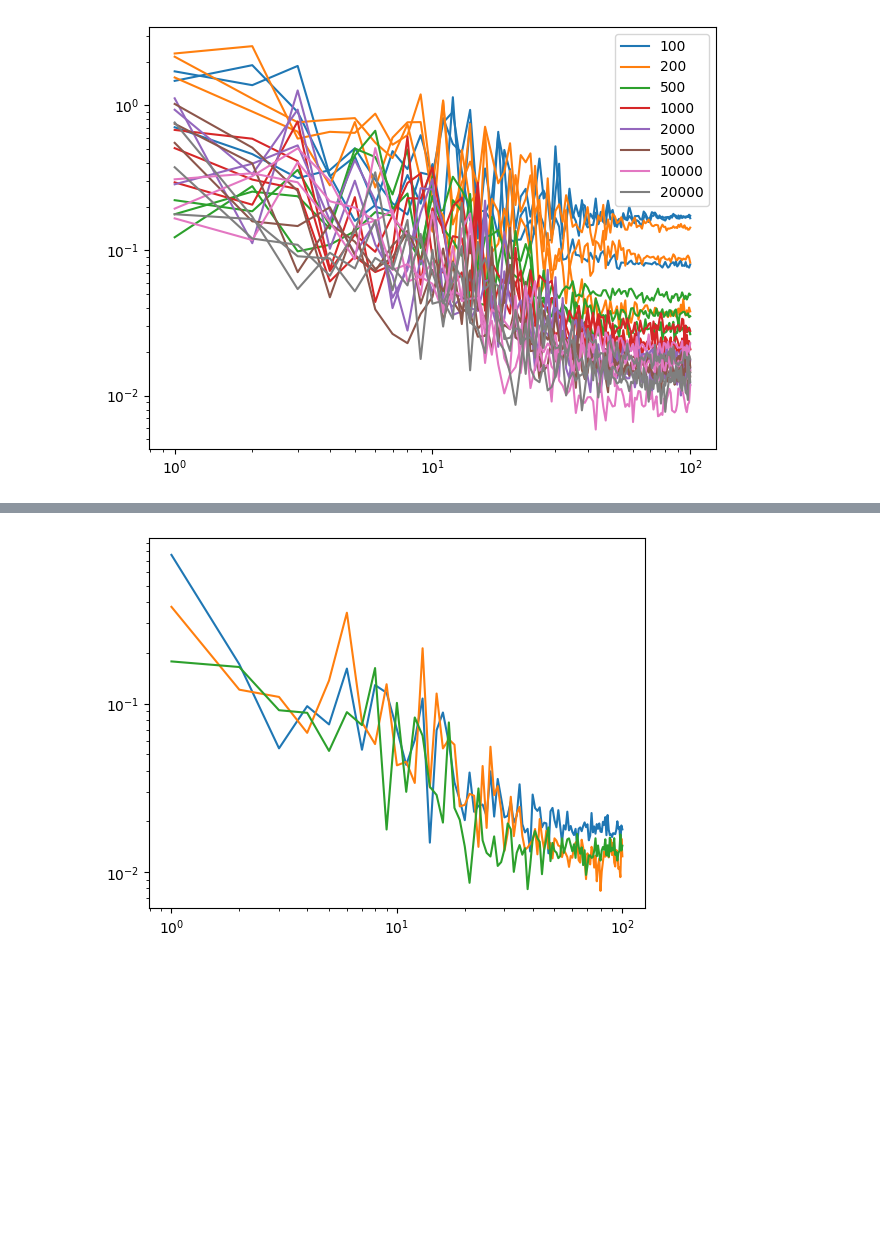
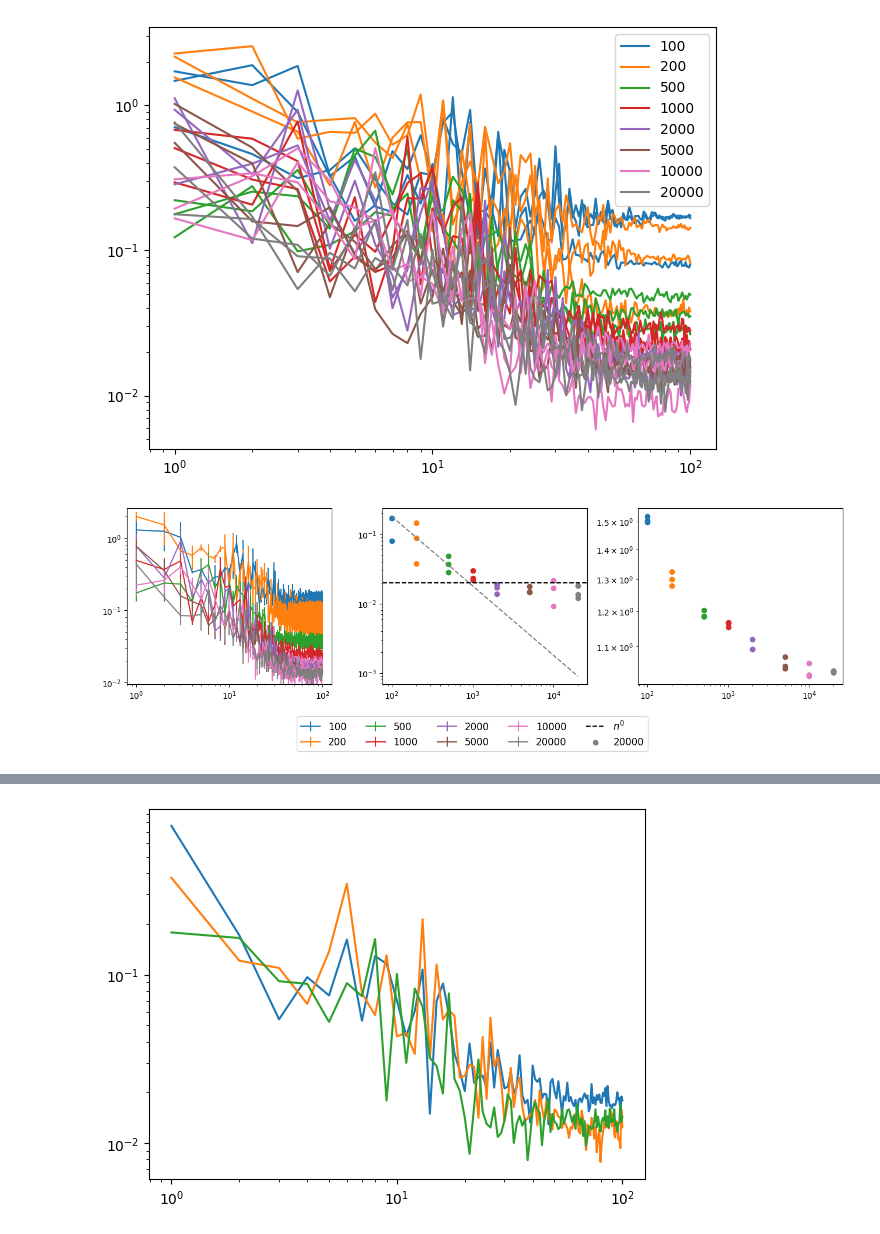
Before and after one commit to Mauropieroni/ACP-test-fork, a Jupyter notebook: scripts/plot_KL_all.ipynb, the cells around one changed output, grey strips where cells are left out. Saved outputs shown, nothing was run; the diff lists cells and outputs as text; code cells hidden in the pictures; blank space fills up the shorter version.

Commit message:
new plot

```diff
--- a/scripts/plot_KL_all.ipynb
+++ b/scripts/plot_KL_all.ipynb
@@ -37,12 +37,3 @@ fig.tight_layout()
 # plt.title(int(num_epochs))
 # %% [output]
 [figure]
-# %%
-for i in range(len(train_data)):
-    num_train = train_data[i]
-    data = np.load('KL_data/'+str(num_train)+'/'+example_name + f"_{num_epochs}_{check_every}.npz")
-    plt.scatter([num_train for i in range(3)], data['val'][:,-1], label=num_train)
-
-plt.xscale('log')
-plt.legend()
-plt.tight_layout()
@@ -67,5 +52,41 @@ plt.legend()
 plt.tight_layout()
 # %% [output]
 [figure]
+# %%
+fig, ax = plt.subplots(ncols=3, figsize=(13, 4))
+
+for i in range(len(train_data)):
+    num_train = train_data[i]
+    data = np.load('KL_data/'+str(num_train)+'/'+example_name + f"_{num_epochs}_{check_every}.npz")
+
+    mean = np.mean(data['KL'], axis=-1)
+    std = np.std(data['KL'], axis=-1)
+
+    ax[0].errorbar(np.arange(len(data['KL']))+1, mean, yerr=std, label=str(num_train), color=colors[i])
+
+    ax[0].set_xscale('log')
+    ax[0].set_yscale('log')
+
+    ax[1].scatter([num_train for j in range(3)], np.mean(data['KL'][-30:,:], axis=0), marker='+', label=num_train)
+    ax[1].set_yscale('log')
+    ax[1].set_xscale('log')
+
+    ax[2].scatter([num_train for j in range(3)], data['val'][:,-1], marker='+', label=num_train)
+    ax[2].set_yscale('log')
+    ax[2].set_xscale('log')
+
+ax[1].loglog(train_data, 1.8e1 * np.array(train_data, dtype=float)**(-1) , 'grey', linestyle='dashed', label=r'$n^{-1}$')
+ax[1].axhline(2e-2, color='black', linestyle='dashed', label=r'$n^0$')
+
+handles, labels = ax[0].get_legend_handles_labels()
+
+for j in range(1, 3):
+    h, l = ax[j].get_legend_handles_labels()
+    handles.extend(h[-1:])
+    labels.extend(l[-1:])
+fig.legend(handles, labels, loc='lower center', ncol=5, bbox_to_anchor=(0.5, -0.1), fontsize=12)
+plt.tight_layout(rect=[0, 0.1, 1, 1])  # Adjust rect to make space for the legend
+# %% [output]
+[figure, added]
 # %%
 
```
Also changed, not shown: parts of 5 cells of this notebook, 1 other file.
